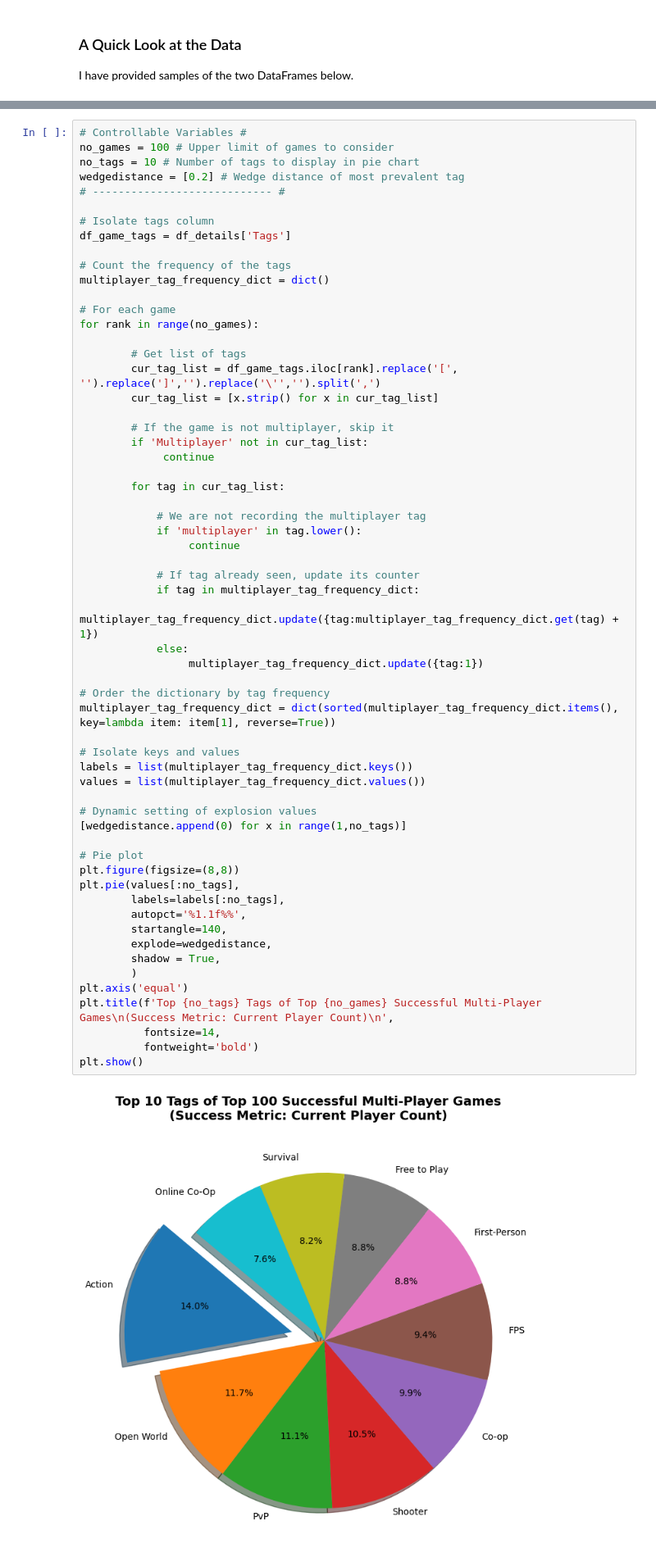
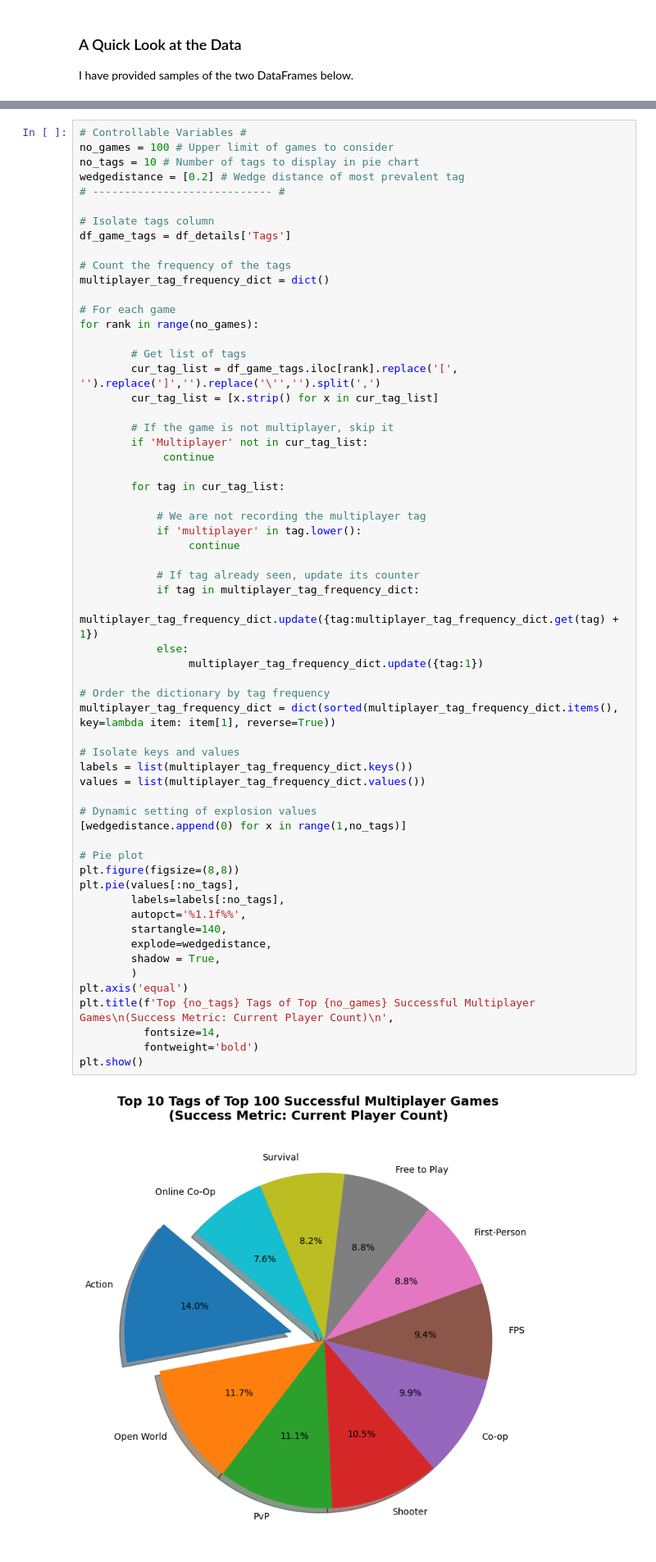
Before and after one commit to DarkMasquerader/Data-Analysis-Project-1, a Jupyter notebook: Python Files/Jupyter Notebook/My_Notebook.ipynb, the cells around one changed output, grey strips where cells are left out. Shown at 82% size. Drawn from its saved outputs; the diff is of its cells as text.

```diff
--- a/Python Files/Jupyter Notebook/My_Notebook.ipynb
+++ b/Python Files/Jupyter Notebook/My_Notebook.ipynb
@@ -167,34 +174,34 @@ for rank in range(no_games):
             # If tag already seen, update its counter
             if tag in multiplayer_tag_frequency_dict:
                 multiplayer_tag_frequency_dict.update({tag:multiplayer_tag_frequency_dict.get(tag) + 1})
             else:
                  multiplayer_tag_frequency_dict.update({tag:1})
 
 # Order the dictionary by tag frequency
 multiplayer_tag_frequency_dict = dict(sorted(multiplayer_tag_frequency_dict.items(), key=lambda item: item[1], reverse=True))
 
 # Isolate keys and values
 labels = list(multiplayer_tag_frequency_dict.keys())
 values = list(multiplayer_tag_frequency_dict.values())
 
 # Dynamic setting of explosion values
 [wedgedistance.append(0) for x in range(1,no_tags)]
 
 # Pie plot
 plt.figure(figsize=(8,8))
 plt.pie(values[:no_tags],
         labels=labels[:no_tags],
         autopct='%1.1f%%',
         startangle=140,
         explode=wedgedistance,
         shadow = True,
         )
 plt.axis('equal')
-plt.title(f'Top {no_tags} Tags of Top {no_games} Successful Multi-Player Games\n(Success Metric: Current Player Count)\n',
+plt.title(f'Top {no_tags} Tags of Top {no_games} Successful Multiplayer Games\n(Success Metric: Current Player Count)\n',
           fontsize=14,
           fontweight='bold')
 plt.show()
 # %% [output]
-[figure, old version]
+[figure, new version]
 # %% [markdown]
 ### Chart Summary
```
Also changed, not shown: parts of 22 cells of this notebook.
